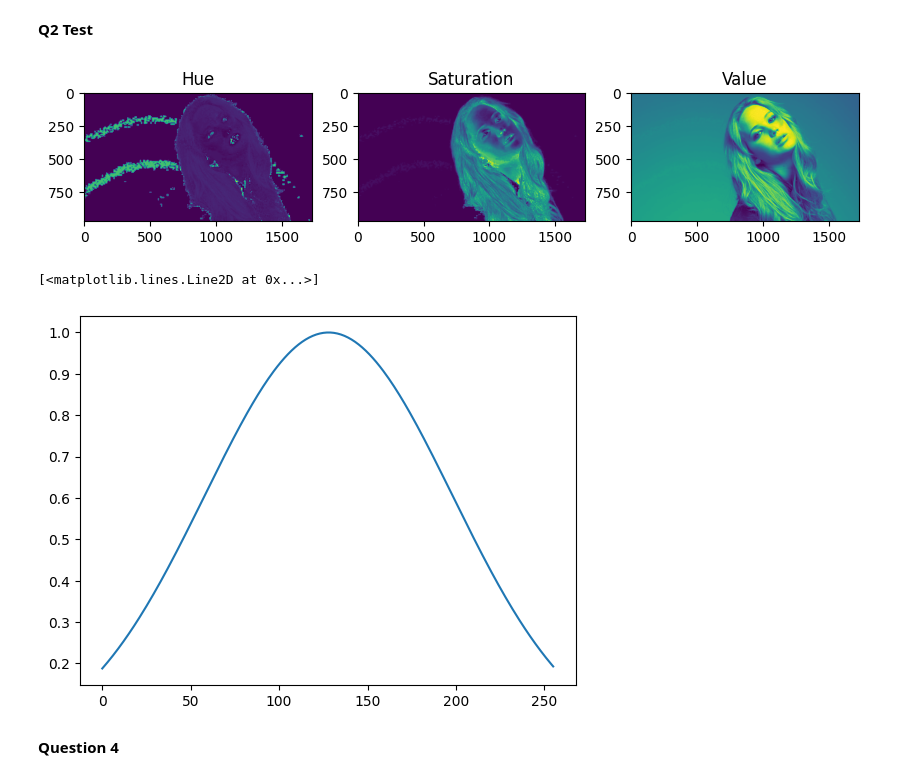
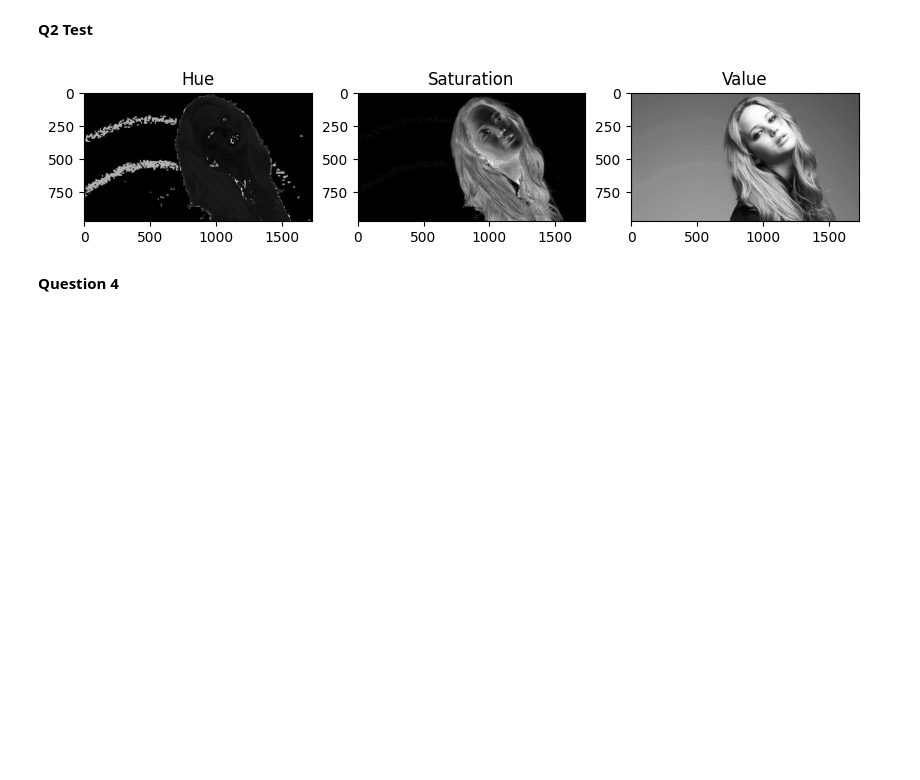
Before and after one commit to Abs-30/ImageProcessingAssignment, a Jupyter notebook: Test.ipynb, the cells around one changed output. Cells and saved outputs as stored; diff of their text form; code cells hidden in the pictures; blank space fills up the shorter version.

```diff
--- a/Test.ipynb
+++ b/Test.ipynb
@@ -210,39 +210,37 @@ import numpy as np
 #not changed
 im = cv.imread('images/jeniffer.jpg', cv.IMREAD_COLOR)
 assert im is not None
 
 im1 = cv.cvtColor(im, cv.COLOR_BGR2HSV)
 h_img,s_img,v_img = cv.split(im1)
 
 fig, ax= plt.subplots(1,3, figsize=(10,20))
-ax[0].imshow(h_img)
+ax[0].imshow(h_img, cmap="gray")
 ax[0].set_title('Hue')
-ax[1].imshow(s_img)
+ax[1].imshow(s_img, cmap="gray")
 ax[1].set_title('Saturation')
-ax[2].imshow(v_img)
+ax[2].imshow(v_img, cmap="gray")
 ax[2].set_title('Value')
 plt.show()
 
 
 x= np.linspace(0, 255,256)
 a = 1
 sigma = 70
 Y =  np.exp((-(x-128)**2)/(2*sigma**2))
 
 
 #Y2 = (a/128)*Y1
 #Y = np.add(Y, Y1)
 cv.imshow('Image', im)
 cv.waitKey(0)
 image_transform = cv.LUT(im, Y)
 cv.imshow('Image', image_transform)
 cv.waitKey(0)
 cv.destroyAllWindows()
 plt.plot(Y)
 # %% [output]
-[figure, old version]
+[figure, new version]
-[<matplotlib.lines.Line2D at 0x...>]
-[figure, removed]
 # %%
 y, x= np.linspace(0, 255, 256), np.linspace(0, 255, 256)
 Y, X= np.meshgrid(x,y)
```
Also changed, not shown: parts of 1 cell of this notebook.
